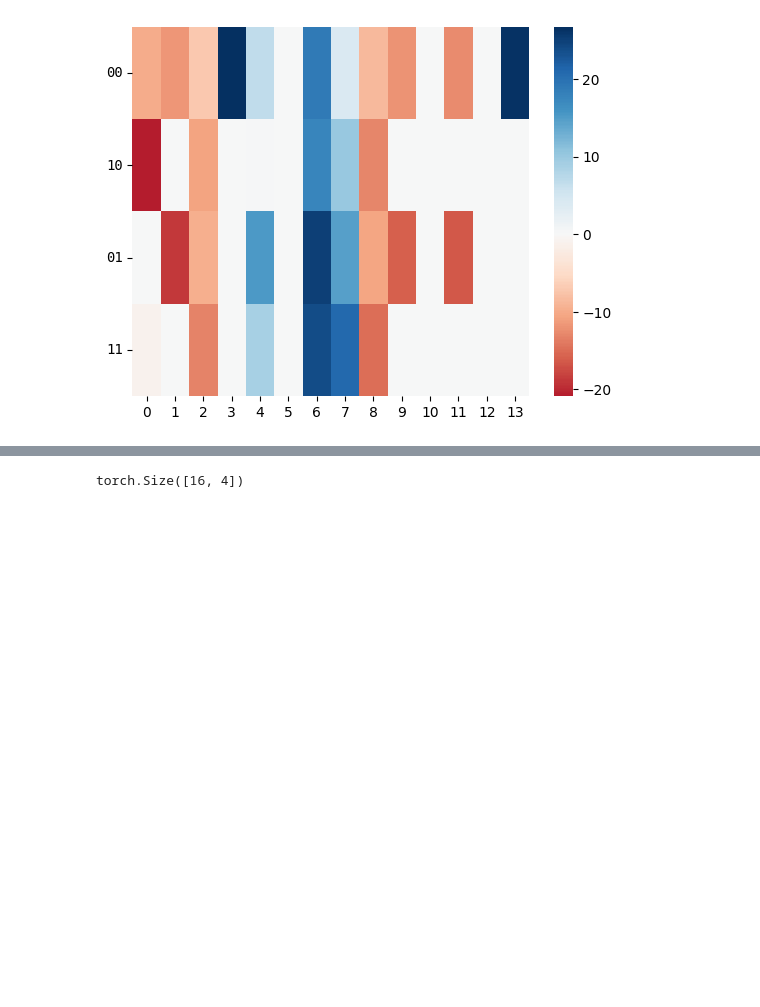
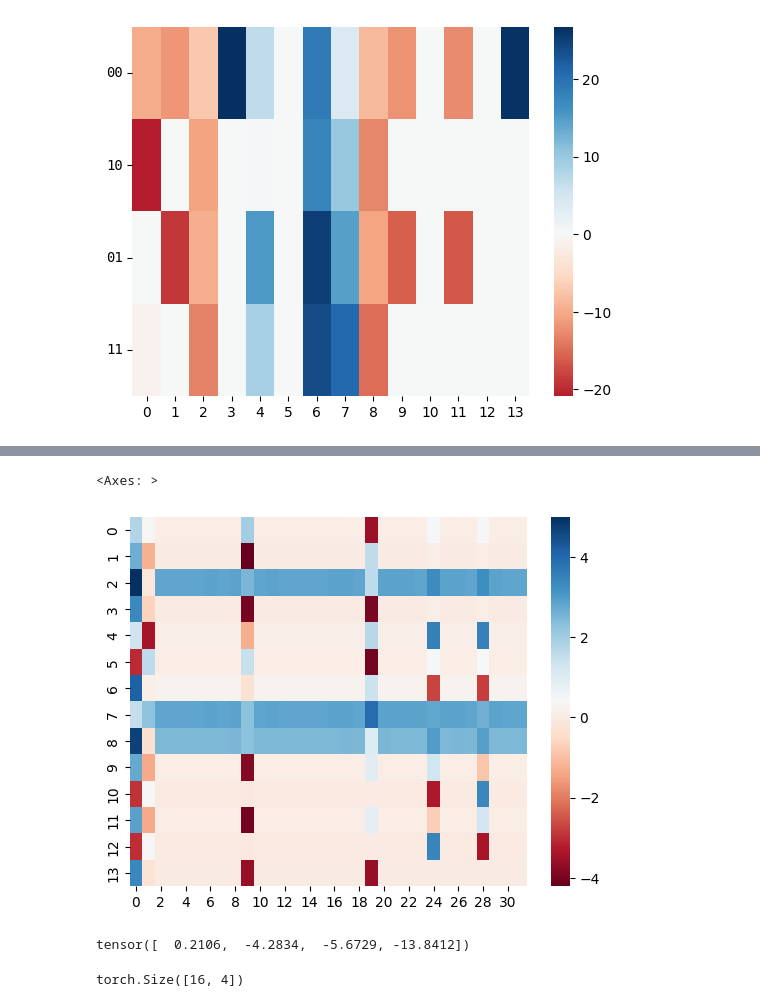
Before and after one commit to jackpeck/spd, a Jupyter notebook: spd/experiments/multitask_sparse_parity/examining_how_mtsp_model_works2.ipynb, the cells around one changed output, grey strips where cells are left out. Drawn from its saved outputs; the diff is of its cells as text; code cells hidden in the pictures; blank space fills up the shorter version.

```diff
--- a/spd/experiments/multitask_sparse_parity/examining_how_mtsp_model_works2.ipynb
+++ b/spd/experiments/multitask_sparse_parity/examining_how_mtsp_model_works2.ipynb
@@ -183,3 +439,12 @@ for task_id in range(2):
+# %%
+sns.heatmap(model.l1.weight.data, cmap="RdBu")
+# %% [output]
+<Axes: >
+[figure, added]
+# %%
+(x3 * l2_synth[neuron_mask])[:, [2, 7, 8]].sum(1)
+# %% [output]
+tensor([  0.2106,  -4.2834,  -5.6729, -13.8412])
 # %%
 k = config.n_xored_bits + config.n_control_bits
 
```
Also changed, not shown: parts of 57 cells of this notebook, 2 other files.
